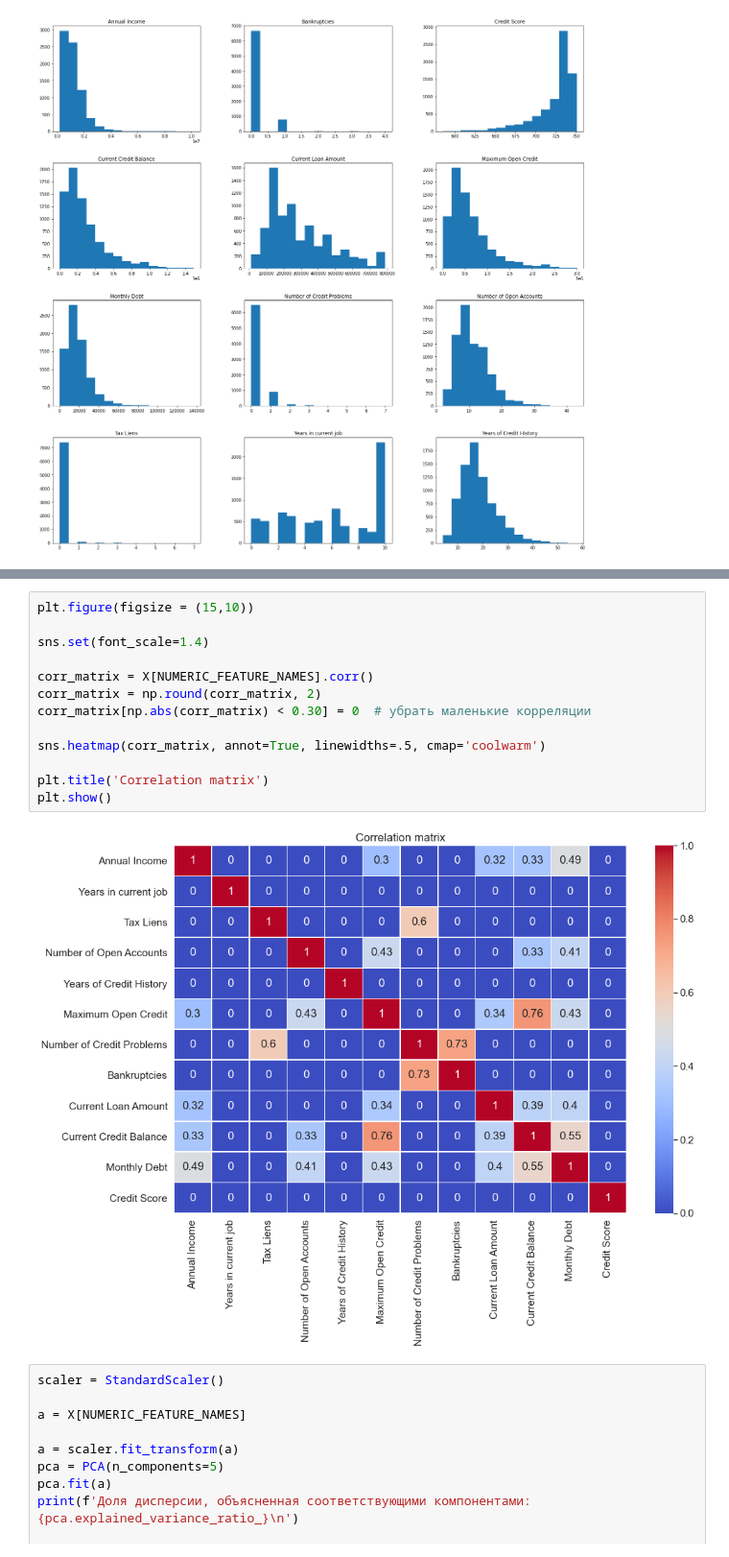
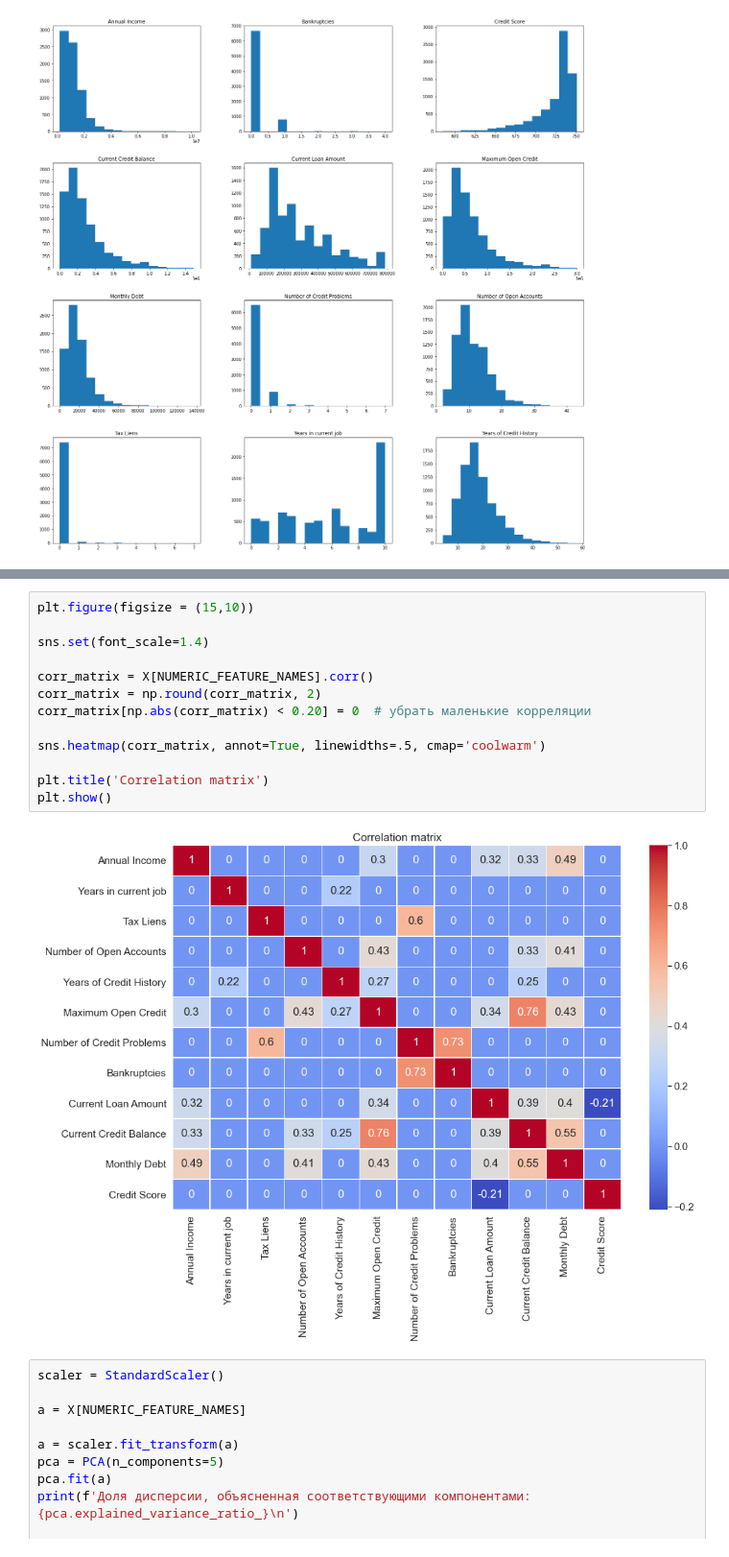
Before and after one commit to Yanina-Kutovaya/portfolio, a Jupyter notebook: Credit_default_forecast.ipynb, the cells around one changed output, grey strips where cells are left out. Shown at 96% size. Drawn from its saved outputs; the diff is of its cells as text.

```diff
--- a/Credit_default_forecast.ipynb
+++ b/Credit_default_forecast.ipynb
@@ -258,18 +291,18 @@ X.loc[:, NUMERIC_FEATURE_NAMES].hist(figsize=(23,23), bins=15, grid=False);
 # %%
 plt.figure(figsize = (15,10))
 
 sns.set(font_scale=1.4)
 
 corr_matrix = X[NUMERIC_FEATURE_NAMES].corr()
 corr_matrix = np.round(corr_matrix, 2)
-corr_matrix[np.abs(corr_matrix) < 0.30] = 0  # убрать маленькие корреляции
+corr_matrix[np.abs(corr_matrix) < 0.20] = 0  # убрать маленькие корреляции
 
 sns.heatmap(corr_matrix, annot=True, linewidths=.5, cmap='coolwarm')
 
 plt.title('Correlation matrix')
 plt.show()
 # %% [output]
-[figure, old version]
+[figure, new version]
 # %%
 scaler = StandardScaler()
 
```
Also changed, not shown: parts of 16 cells of this notebook.
